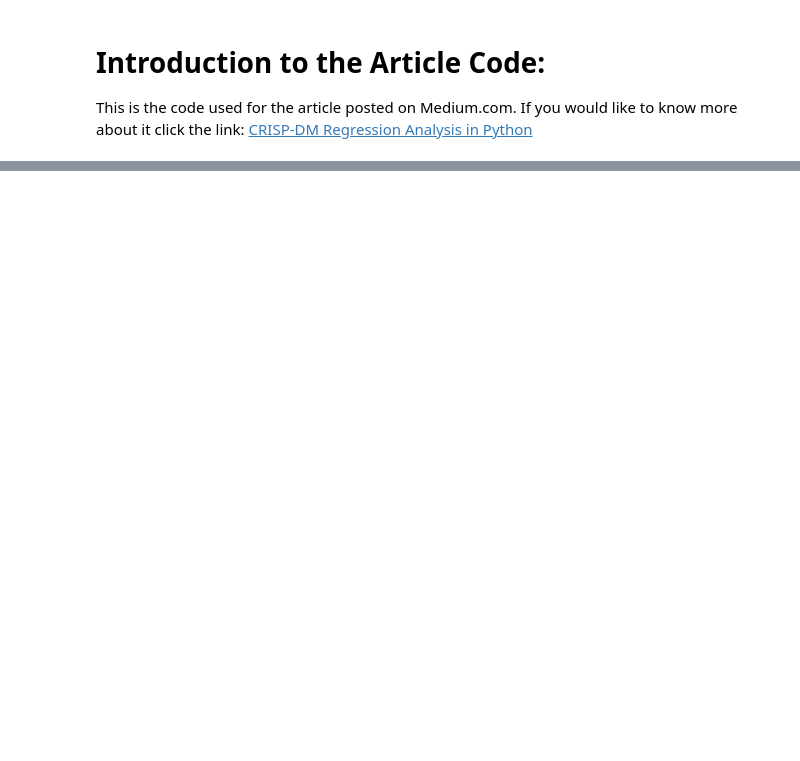
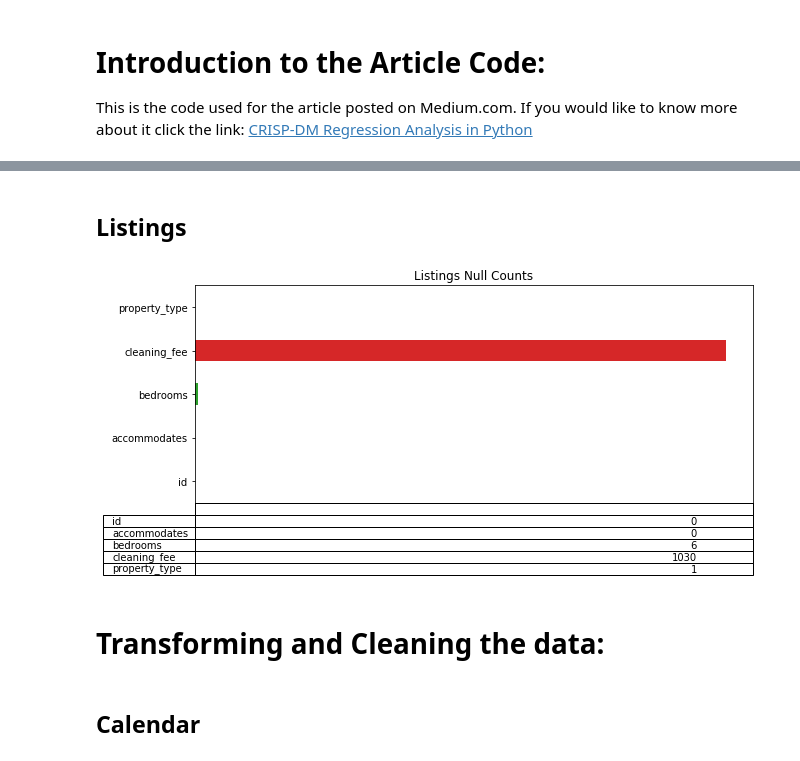
Before and after one commit to samlexrod/airbnb_ml, a Jupyter notebook: AIRBNB_Seattle.ipynb, the cells around one changed output, grey strips where cells are left out. Saved outputs shown, nothing was run; the diff lists cells and outputs as text; code cells hidden in the pictures; blank space fills up the shorter version.

```diff
--- a/AIRBNB_Seattle.ipynb
+++ b/AIRBNB_Seattle.ipynb
@@ -79,0 +23,14 @@ sns.boxplot(x='price', y='month', data=df_calendar_clean);
+# %%
+# Extracting the calendar dataset
+df_calendar = pd.read_csv('data\seattle\calendar.csv')
+
+# Extracting the listings dataset
+target_col = ['id', 'accommodates', 'bedrooms', 'cleaning_fee', 'property_type']
+df_listings = pd.read_csv('data\seattle\listings.csv')[target_col]
+
+# Calculating null values
+null_calendar = df_calendar.isnull().sum()
+null_listings = df_listings.isnull().sum()
+
+# Show Nulls on Graph
+null_calendar.plot.barh(title='Calendar Null Counts');
@@ -79,0 +39,19 @@ sns.boxplot(x='price', y='month', data=df_calendar_clean);
+# %% [markdown]
+## Listings
+# %%
+# Plot settings
+ax = plt.subplot(111, frame_on=True) # no visible frame
+ax.xaxis.set_visible(False)  # hide the x axis
+ax.yaxis.set_visible(False)  # hide the y axis
+
+# Adding Table
+table(ax, null_listings)
+
+# Showing Graph
+null_listings.plot.barh(title='Listings Null Counts', figsize=(10,4));
+# %% [output]
+[figure, added]
+# %% [markdown]
+# Transforming and Cleaning the data:
+# %% [markdown]
+## Calendar
```
Also changed, not shown: parts of 54 cells of this notebook, 8 other files.
